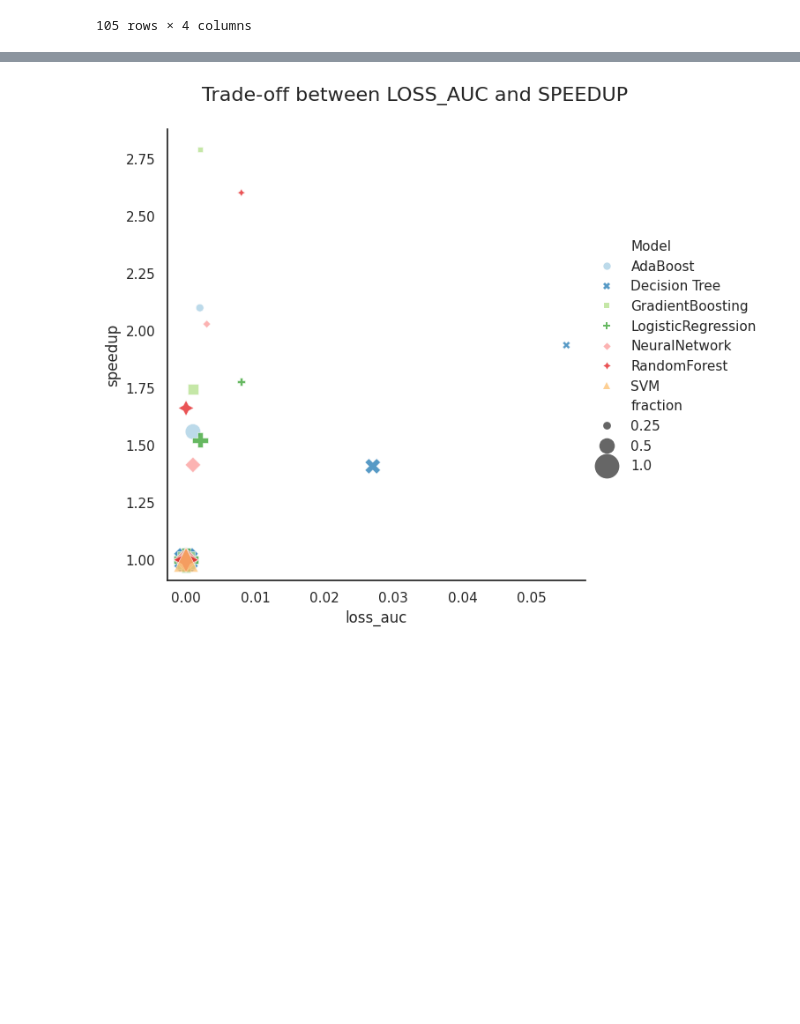
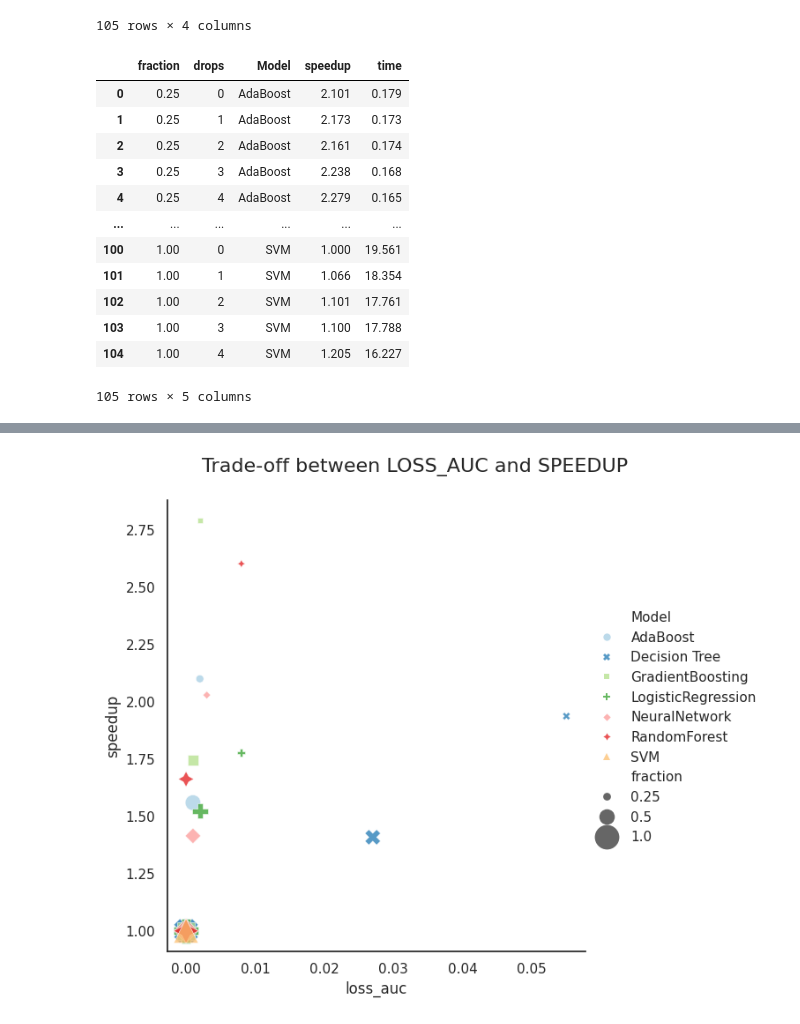
Before and after one commit to athyrson06/MO652-Final-Project, a Jupyter notebook: results/grid_search_results/notebook final.ipynb, the cells around one changed output, grey strips where cells are left out. Cells and saved outputs as stored; diff of their text form; code cells hidden in the pictures; blank space fills up the shorter version.

```diff
--- a/results/grid_search_results/notebook final.ipynb
+++ b/results/grid_search_results/notebook final.ipynb
@@ -147,4 +135,20 @@ speedup_df
 | 103 | 1.00 | 3 | SVM | 1.100 |
 | 104 | 1.00 | 4 | SVM | 1.205 |
 105 rows × 4 columns
+# %%
+pd.concat([speedup_df, df_time.time], axis=1)
+# %% [output]
+|  | fraction | drops | Model | speedup | time |
+| 0 | 0.25 | 0 | AdaBoost | 2.101 | 0.179 |
+| 1 | 0.25 | 1 | AdaBoost | 2.173 | 0.173 |
+| 2 | 0.25 | 2 | AdaBoost | 2.161 | 0.174 |
+| 3 | 0.25 | 3 | AdaBoost | 2.238 | 0.168 |
+| 4 | 0.25 | 4 | AdaBoost | 2.279 | 0.165 |
+| ... | ... | ... | ... | ... | ... |
+| 100 | 1.00 | 0 | SVM | 1.000 | 19.561 |
+| 101 | 1.00 | 1 | SVM | 1.066 | 18.354 |
+| 102 | 1.00 | 2 | SVM | 1.101 | 17.761 |
+| 103 | 1.00 | 3 | SVM | 1.100 | 17.788 |
+| 104 | 1.00 | 4 | SVM | 1.205 | 16.227 |
+105 rows × 5 columns
 # %%
```
Also changed, not shown: parts of 8 cells of this notebook, 13 other files.
